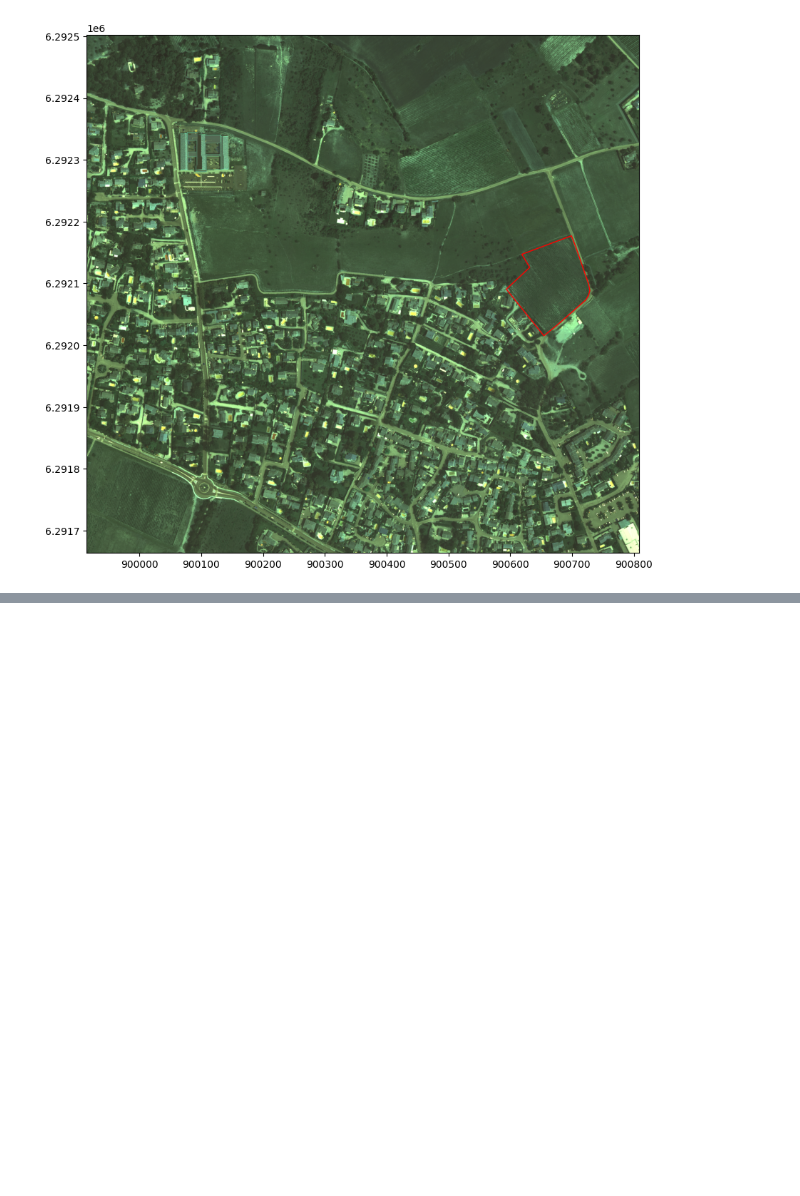
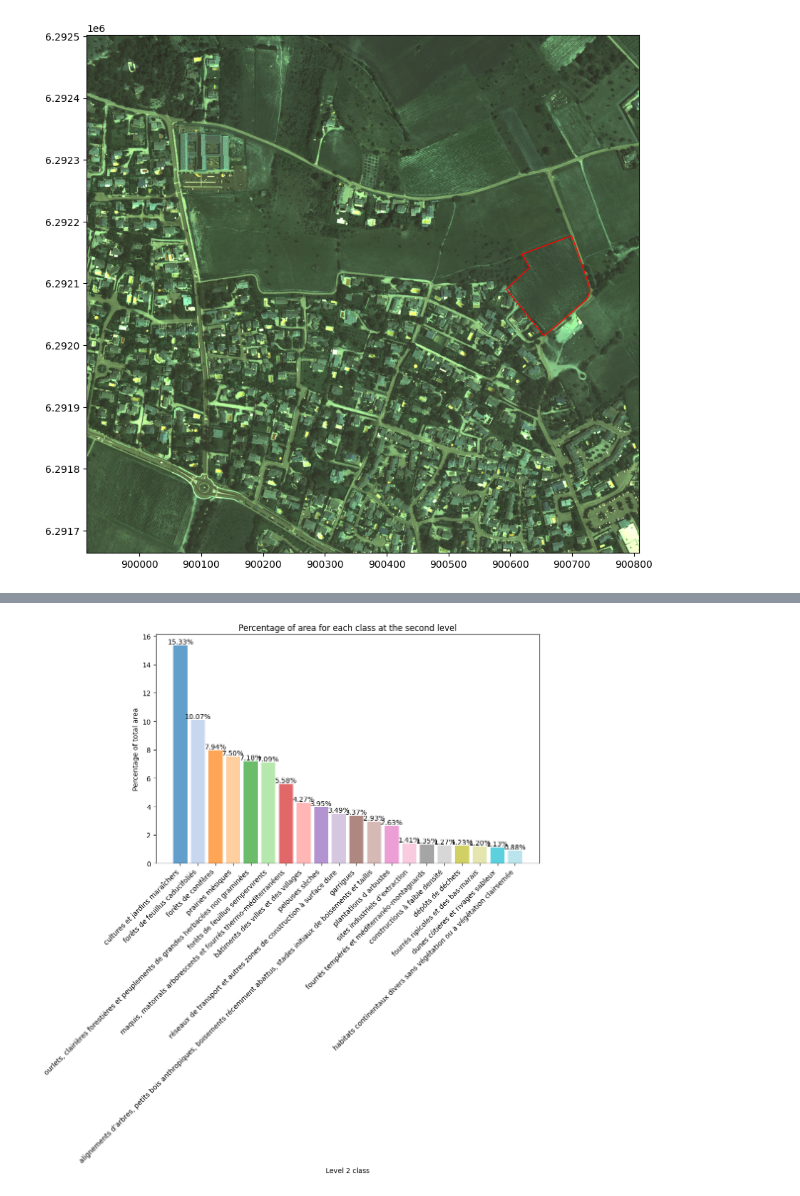
Before and after one commit to BertilleT/habitat_mapping, a Jupyter notebook: notebooks/data_filter_and_stats.ipynb, the cells around one changed output, grey strips where cells are left out. Saved outputs shown, nothing was run; the diff lists cells and outputs as text; code cells hidden in the pictures; blank space fills up the shorter version.

Commit message:
add barplots at level 2

```diff
--- a/notebooks/data_filter_and_stats.ipynb
+++ b/notebooks/data_filter_and_stats.ipynb
@@ -178,7 +178,7 @@ The percentage of polygons we kept from the original number of polygons is 73.6
 The percentage of images we kept from the original total of tif images is 55.84
 # %%
 # load intersect_df from csv
-intersect_df = pd.read_csv('../intersection_shp_tif.csv')
+intersect_df = pd.read_csv('../csv/intersection_shp_tif.csv')
 # %%
 # Filter the data
 filtered_shapefile = shapefile[shapefile['index'].isin(intersect_df['polygon_index'])]
@@ -842,0 +951,11 @@ Clipping input data to the valid range for imshow with RGB data ([0..1] for floa
+# %%
+# keep only the first letter of CDEUNIS_1
+filtered_shapefile['CDEUNIS_1'] = filtered_shapefile['CDEUNIS_1'].apply(lambda x: x[0:2] if isinstance(x, str) else x)
+
+total_area = filtered_shapefile['Shape_Area'].sum()
+# make the some of shape_area attribute grouping by CDEUNIS_1
+grouped = filtered_shapefile.groupby('CDEUNIS_1')['Shape_Area'].sum()
+# multiply by total_area and / 100 to get the percentage
+grouped = grouped * 100 / total_area
+
+print(grouped)
@@ -842,0 +985,25 @@ Clipping input data to the valid range for imshow with RGB data ([0..1] for floa
+# %%
+grouped_sorted = grouped.sort_values(ascending=False)
+
+top_20_classes = grouped_sorted.head(20)
+
+percentages = top_20_classes.values
+classes = [my_classes_l2[code] for code in top_20_classes.index]
+
+colors = plt.cm.tab20(np.arange(len(top_20_classes)))
+
+plt.figure(figsize=(10, 6))
+bars = plt.bar(classes, percentages, color=colors, alpha=0.7)
+for bar in bars:
+    height = bar.get_height()
+    plt.text(bar.get_x() + bar.get_width() / 2, height, f'{height:.2f}%', ha='center', va='bottom')
+
+plt.xticks(rotation=45, ha='right')
+
+plt.title('Percentage of area for each class at the second level')
+plt.ylabel('Percentage of total area')
+plt.xlabel('Level 2 class')
+
+plt.show()
+# %% [output]
+[figure, added]
```
Also changed, not shown: parts of 5 cells of this notebook, 1 other file.
